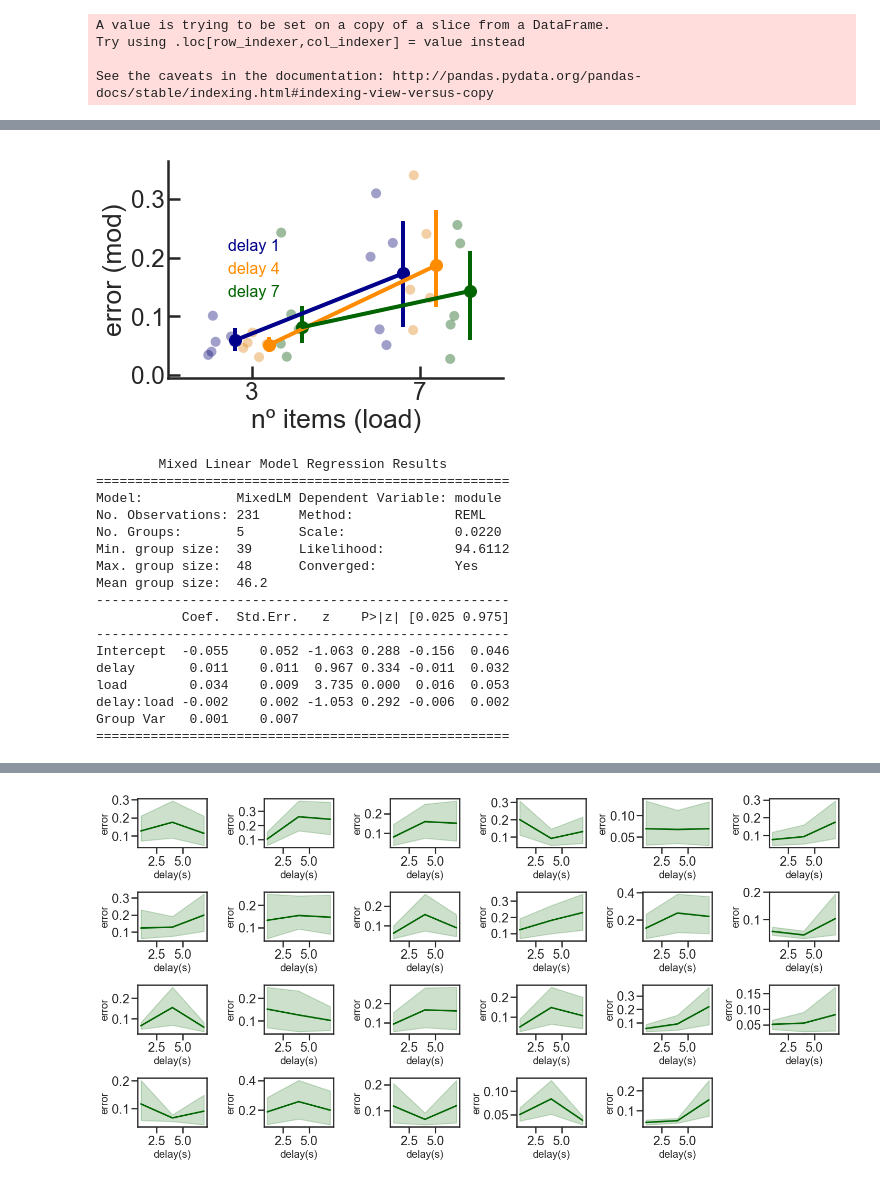
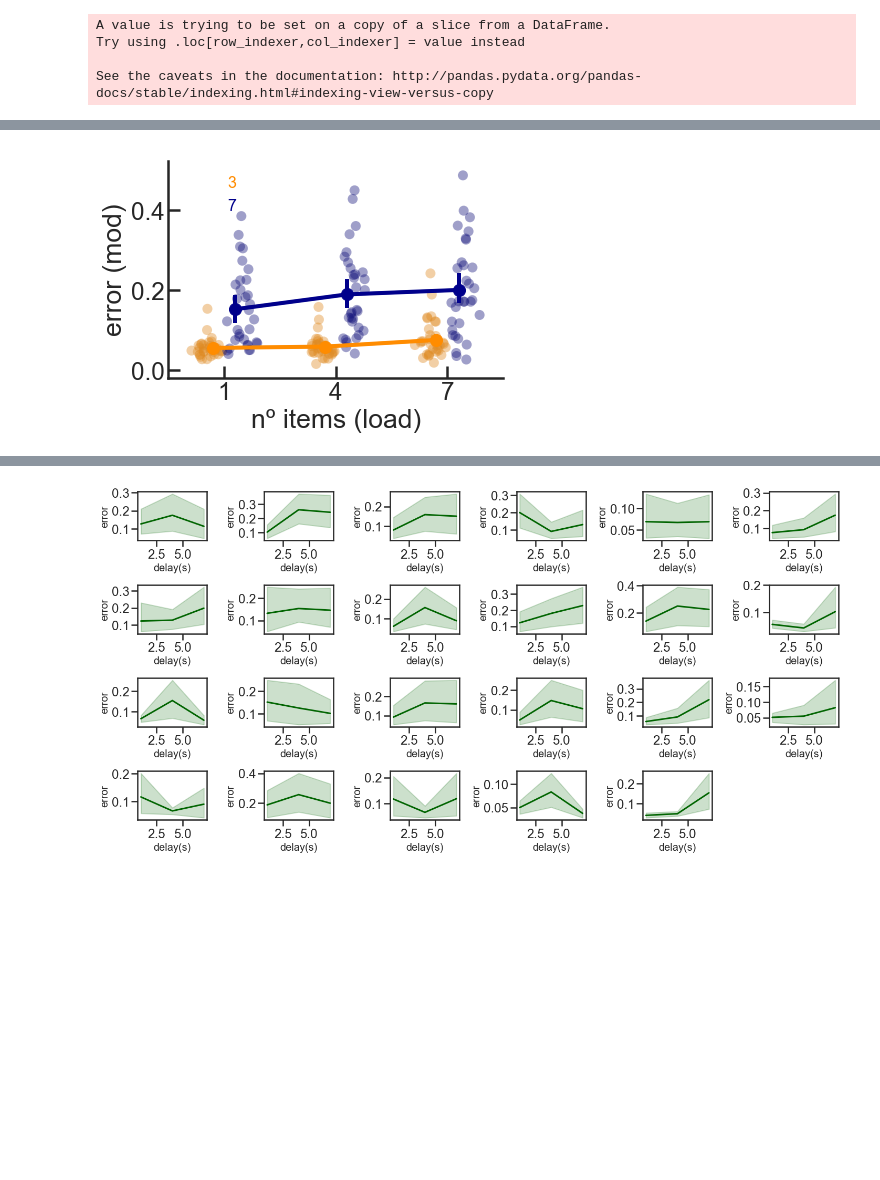
Before and after one commit to davidbestue/outreach_wm, a Jupyter notebook: analysis/summary_analysis.ipynb, the cells around one changed output, grey strips where cells are left out. Cells and saved outputs as stored; diff of their text form; code cells hidden in the pictures; blank space fills up the shorter version.

```diff
--- a/analysis/summary_analysis.ipynb
+++ b/analysis/summary_analysis.ipynb
@@ -259,37 +260,12 @@ Group Var     0.114
 =======================================================
 # %%
-linares_plot(x='load', y='module', hue='delay_label', df=df_, order=[3,7],
-             hue_order=['delay 1', 'delay 4', 'delay 7'], by_subj=True, subj_col='subj', reps=100,
-             palette=['darkblue', 'darkorange', 'darkgreen'],
+linares_plot(x='delay', y='module', hue='load', df=df_, order=[1,4,7],
+             hue_order=[3,7], by_subj=True, subj_col='subj', reps=100,
+             palette=['darkorange', 'darkblue', ],
             fill_box=True, point_size=10, alpha_box=0.5, sep_axis=False , plot_box='line'        )
 
 plt.ylabel('error (mod)')
 plt.xlabel('nº items (load)')
 plt.show()
-
-# mod = smf.ols(formula='module ~ delay*load', data=df_)
-# res = mod.fit()
-# print(res.summary())
-
-md = smf.mixedlm('module ~ delay*load', df_, groups=df_["subj"])
-mdf = md.fit()
-print(mdf.summary())
 # %% [output]
-[figure, old version]
+[figure, new version]
-        Mixed Linear Model Regression Results
-=====================================================
-Model:            MixedLM Dependent Variable: module
-No. Observations: 231     Method:             REML
-No. Groups:       5       Scale:              0.0220
-Min. group size:  39      Likelihood:         94.6112
-Max. group size:  48      Converged:          Yes
-Mean group size:  46.2
------------------------------------------------------
-           Coef.  Std.Err.   z    P>|z| [0.025 0.975]
------------------------------------------------------
-Intercept  -0.055    0.052 -1.063 0.288 -0.156  0.046
-delay       0.011    0.011  0.967 0.334 -0.011  0.032
-load        0.034    0.009  3.735 0.000  0.016  0.053
-delay:load -0.002    0.002 -1.053 0.292 -0.006  0.002
-Group Var   0.001    0.007
-=====================================================
```
Also changed, not shown: parts of 11 cells of this notebook.
